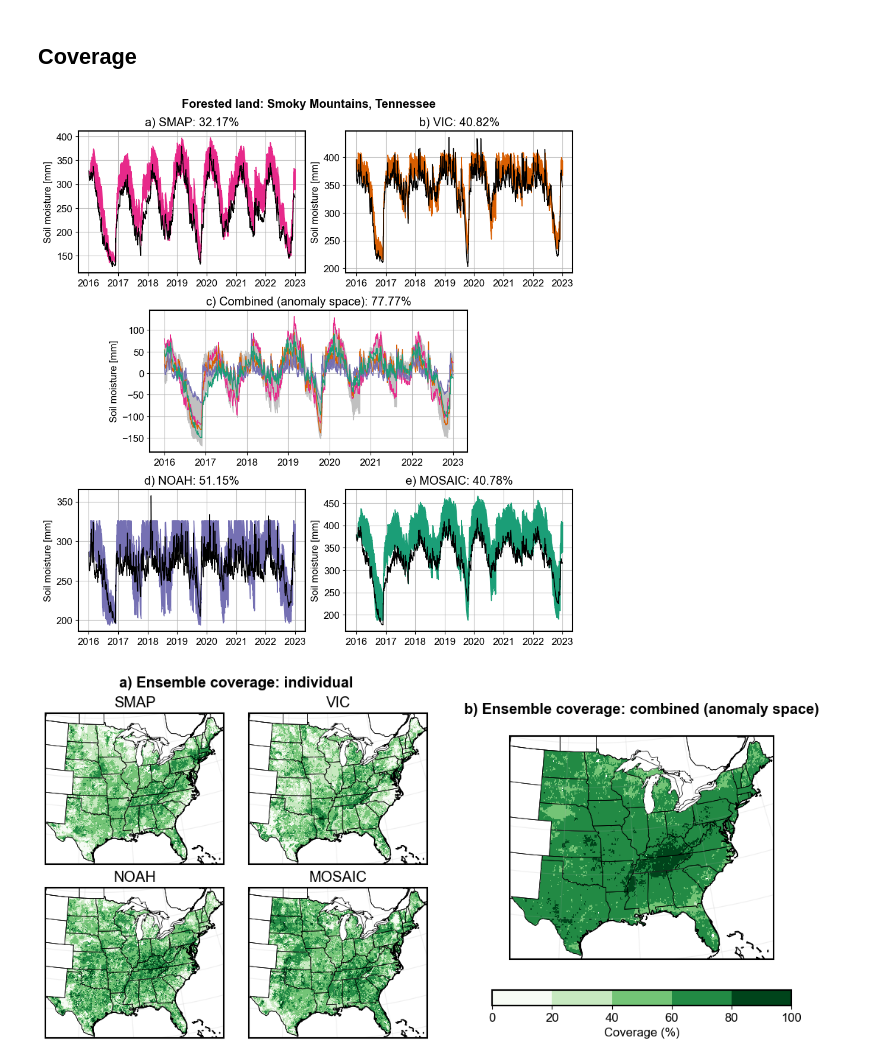
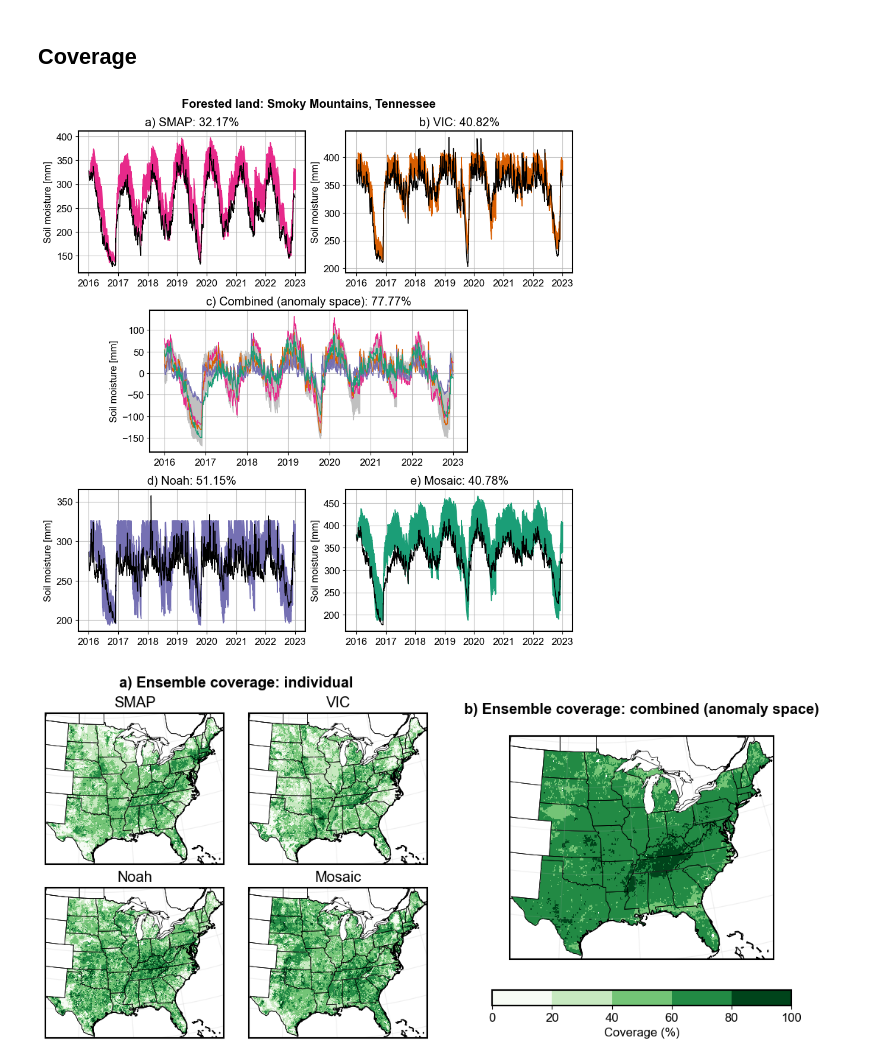
Before and after one commit to david0811/lafferty-etal-2024-tbd, a Jupyter notebook: scripts/02b_calibration_plots.ipynb, the cells around one changed output. Saved outputs shown, nothing was run; the diff lists cells and outputs as text; code cells hidden in the pictures.

```diff
--- a/scripts/02b_calibration_plots.ipynb
+++ b/scripts/02b_calibration_plots.ipynb
@@ -190,7 +190,7 @@ save_dir = 'best_only'
 
 delayed = []
 
-for obs_name in ['SMAP', 'VIC', 'NOAH', 'MOSAIC']:
+for obs_name in obs_names:
     # Get mask
     ds_obs = xr.open_dataset(f'{project_data_path}/WBM/calibration/{subset_name}/{obs_name}/{obs_name}_validation.nc')
     mask = ~ds_obs['soilMoist'].isnull().any(dim='time')
@@ -786,7 +786,7 @@ axMiddleins = axMiddle.inset_axes(bounds=[0.2, 0.0, 0.6, 1.0])
 ###############
 labels = ['a)', 'b)', 'd)', 'e)']
 
-for ido, obs_name in enumerate(['SMAP', 'VIC', 'NOAH', 'MOSAIC']):
+for ido, obs_name in enumerate(obs_names):
     if ido < 2:
         ax = axsTop[ido]
     else:
@@ -811,7 +811,7 @@ for ido, obs_name in enumerate(['SMAP', 'VIC', 'NOAH', 'MOSAIC']):
     # Tidy
     ds_coverage = xr.open_dataset(f"{project_data_path}/WBM/calibration/{subset_name}/{obs_name}/hindcasts/{hindcast_dir}/stats/coverage_{save_name}.nc")
     ds_coverage = ds_coverage.sel(lat=lat, lon=lon, method='nearest')['coverage'].values
-    ax.set_title(f"{labels[ido]} {obs_name}: {ds_coverage:.2f}%")
+    ax.set_title(f"{labels[ido]} {obs_names_plot[obs_name]}: {ds_coverage:.2f}%")
 
     ax.grid(alpha=0.8)
     ax.set_axisbelow(True)
@@ -823,35 +823,35 @@ for ido, obs_name in enumerate(['SMAP', 'VIC', 'NOAH', 'MOSAIC']):
 ax = axMiddleins
 
 # Read
 ds_mins = xr.open_dataset(f"{project_data_path}/WBM/calibration/{subset_name}/combined/centered_mins_combined_{save_name}.nc")
 ds_mins = ds_mins.sel(lat=lat, lon=lon, method='nearest')
 ds_maxs = xr.open_dataset(f"{project_data_path}/WBM/calibration/{subset_name}/combined/centered_maxs_combined_{save_name}.nc")
 ds_maxs = ds_maxs.sel(lat=lat, lon=lon, method='nearest')
 
 ax.fill_between(x = times,
                 y1 = ds_mins['soilMoist'].to_numpy(),
                 y2 = ds_maxs['soilMoist'].to_numpy(),
                 color='silver')
 
-for ido, obs_name in enumerate(['SMAP', 'VIC', 'NOAH', 'MOSAIC']):
+for ido, obs_name in enumerate(obs_names):
     ds_obs = xr.open_dataset(f"{project_data_path}/WBM/calibration/{subset_name}/{obs_name}/{obs_name}_validation.nc")
     ds_obs = ds_obs.sel(lat=lat, lon=lon, method='nearest')
     ds_obs = ds_obs - ds_obs.mean(dim='time')
     ax.plot(times, ds_obs['soilMoist'].to_numpy(), color=obs_colors[obs_name], lw=1)
 
 # Tidy
 ds_coverage = xr.open_dataset(f"{project_data_path}/WBM/calibration/{subset_name}/combined/ubcoverage_combined_{save_name}.nc")
 ds_coverage = ds_coverage.sel(lat=lat, lon=lon, method='nearest')['coverage'].values
 ax.set_title(f"c) Combined (anomaly space): {ds_coverage:.2f}%")
 
 ax.grid(alpha=0.8)
 ax.set_axisbelow(True)
 
 ax.set_ylabel('Soil moisture [mm]')
 
 plt.savefig(save_str, bbox_inches='tight')
 # %% [output]
-[figure, old version]
+[figure, new version]
 # %%
 #################
 # MAP PLOT
```
Also changed, not shown: parts of 8 cells of this notebook, 4 other files.
